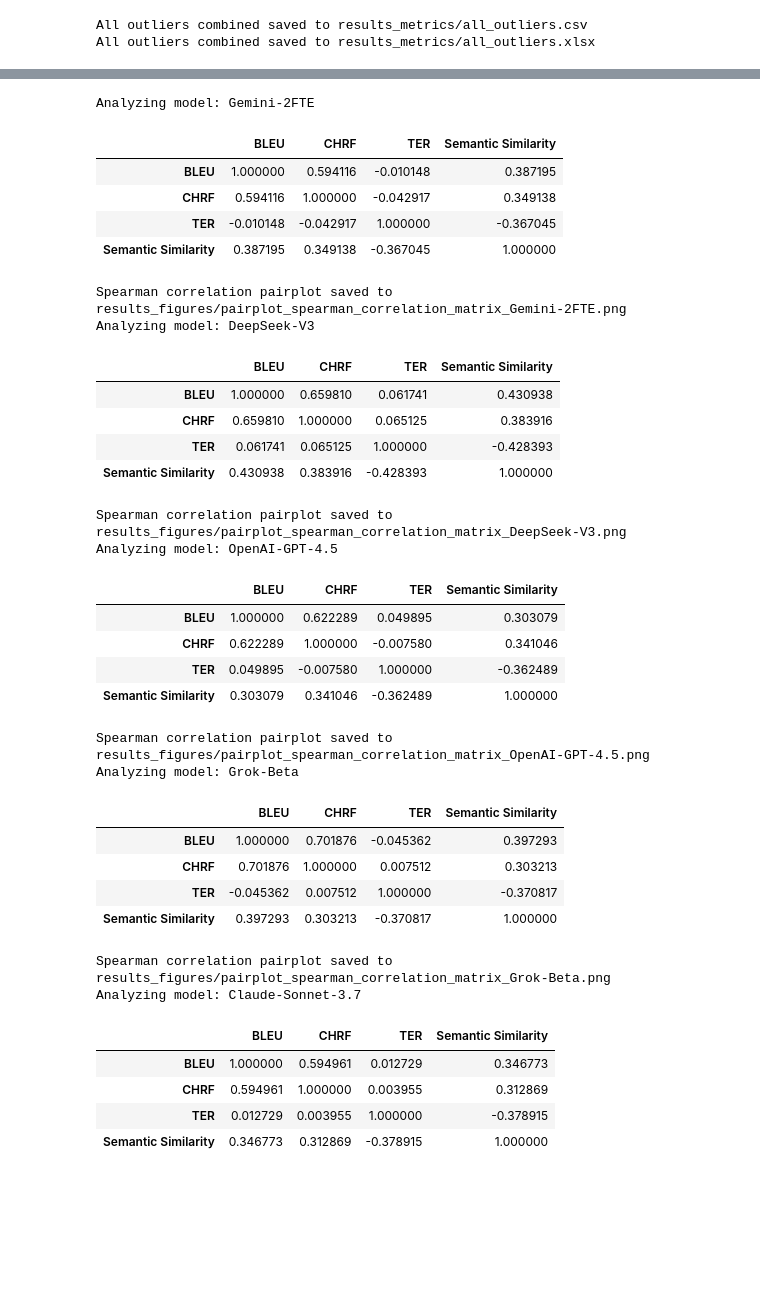
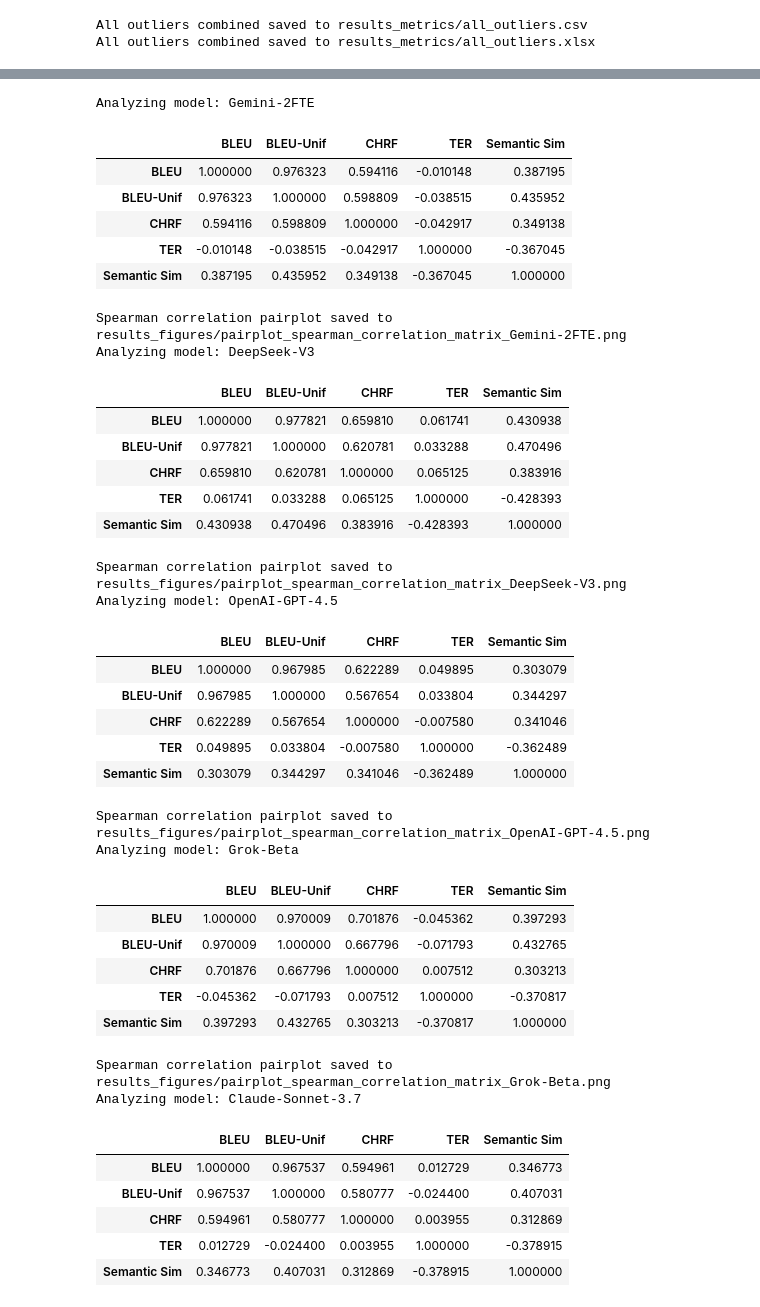
Before and after one commit to pcbrom/bt-conference, a Jupyter notebook: aed_metrics.ipynb, the cells around one changed output, grey strips where cells are left out. Cells and saved outputs as stored; diff of their text form; code cells hidden in the pictures; blank space fills up the shorter version.

```diff
--- a/aed_metrics.ipynb
+++ b/aed_metrics.ipynb
@@ -103,7 +103,7 @@ def calculate_metrics_for_row(row):
     semantic_similarity = calculate_semantic_similarity(original_text, back_translation)
     bleu_value_uniform = calculate_bleu(translated_tokens, original_tokens, weights=(0.25, 0.25, 0.25, 0.25))
 
-    return pd.Series([bleu_value, chrf_value, ter_value, semantic_similarity, bleu_value_uniform])
+    return pd.Series([bleu_value, bleu_value_uniform, chrf_value, ter_value, semantic_similarity])
 
 def calculate_metrics_for_df(df):
     # tqdm.pandas(desc="Calculating metrics") # Removed progress bar
@@ -117,5 +117,5 @@ def apply_parallel(df, func, n_cores=multiprocessing.cpu_count()):
     pool.join()
     return df
 
-df[['BLEU', 'CHRF', 'TER', 'Semantic Similarity', 'BLEU_uniform']] = apply_parallel(df, calculate_metrics_for_df)
+df[['BLEU', 'BLEU-Unif', 'CHRF', 'TER', 'Semantic Sim']] = apply_parallel(df, calculate_metrics_for_df)
 # %% [output]
@@ -206,7 +206,7 @@ import matplotlib.patches as mpatches
 import os
 
 # Define the metrics
-metrics = ['BLEU', 'CHRF', 'TER', 'Semantic Similarity']
+metrics = ['BLEU', 'BLEU-Unif', 'CHRF', 'TER', 'Semantic Sim']
 
 # Calculate the mean of the metrics per model
 model_means = df.groupby('model')[metrics].mean()
@@ -350,7 +350,7 @@ from statsmodels.sandbox.stats.multicomp import multipletests
 import seaborn as sns
 
 # Define the columns for analysis
-columns = ['BLEU', 'CHRF', 'TER', 'Semantic Similarity']
+columns = ['BLEU', 'BLEU-Unif', 'CHRF', 'TER', 'Semantic Sim']
 
 # Calculate the Spearman correlation matrix
 spearman_corr = df[columns].corr(method='spearman')
@@ -426,7 +427,7 @@ import seaborn as sns
 import matplotlib.pyplot as plt
 
 # Define the columns for analysis
-columns = ['BLEU', 'CHRF', 'TER', 'Semantic Similarity']
+columns = ['BLEU', 'BLEU-Unif', 'CHRF', 'TER', 'Semantic Sim']
 
 # Get unique models
 models = df['model'].unique()
@@ -470,66 +471,71 @@ for model in models:
                 annotations[i, j] = f"{spearman_corr.iloc[i, j]:.2f}"
                 if p_values_corrected_matrix[i, j] <= 0.05:
                     annotations[i, j] += "*"  # Add asterisk if significant
 
     # Create the scatter plot matrix with Seaborn's PairGrid
     g = sns.PairGrid(df_model[columns])
     g.map_lower(sns.scatterplot, color="black")  # Plot scatter plots in the lower triangle
     g.map_diag(sns.histplot, color="lightgray")  # Plot histograms on the diagonal
     g.map_upper(sns.kdeplot, cmap="Blues")       # Plot densities in the upper triangle
 
     # Add correlation annotations to the plots
     for i in range(len(columns)):
         for j in range(i+1, len(columns)):  # Only fill the upper triangle
             g.axes[i, j].annotate(f"Corr: {spearman_corr.iloc[i, j]:.2f}\n",
                                   xy=(0.5, 0.5), xycoords="axes fraction", ha="center", va="center",
                                   fontsize=12, color="gray")
 
     # Adding the title
     plt.subplots_adjust(top=0.9)  # Adjust the top value as needed
     plt.suptitle(f'Pairwise scatter plot matrix with Spearman’s correlations and Benjamini-Hochberg correction for {model}.', fontsize=14)
 
 
     # Save the figure
     filename = f'results_figures/pairplot_spearman_correlation_matrix_{model}.png'
     plt.savefig(filename, dpi=300, bbox_inches='tight')
     plt.close()
 
     print(f"Spearman correlation pairplot saved to {filename}")
 # %% [output]
 Analyzing model: Gemini-2FTE
-|  | BLEU | CHRF | TER | Semantic Similarity |
-| BLEU | 1.000000 | 0.594116 | -0.010148 | 0.387195 |
-| CHRF | 0.594116 | 1.000000 | -0.042917 | 0.349138 |
-| TER | -0.010148 | -0.042917 | 1.000000 | -0.367045 |
-| Semantic Similarity | 0.387195 | 0.349138 | -0.367045 | 1.000000 |
+|  | BLEU | BLEU-Unif | CHRF | TER | Semantic Sim |
+| BLEU | 1.000000 | 0.976323 | 0.594116 | -0.010148 | 0.387195 |
+| BLEU-Unif | 0.976323 | 1.000000 | 0.598809 | -0.038515 | 0.435952 |
+| CHRF | 0.594116 | 0.598809 | 1.000000 | -0.042917 | 0.349138 |
+| TER | -0.010148 | -0.038515 | -0.042917 | 1.000000 | -0.367045 |
+| Semantic Sim | 0.387195 | 0.435952 | 0.349138 | -0.367045 | 1.000000 |
 Spearman correlation pairplot saved to results_figures/pairplot_spearman_correlation_matrix_Gemini-2FTE.png
 Analyzing model: DeepSeek-V3
-|  | BLEU | CHRF | TER | Semantic Similarity |
-| BLEU | 1.000000 | 0.659810 | 0.061741 | 0.430938 |
-| CHRF | 0.659810 | 1.000000 | 0.065125 | 0.383916 |
-| TER | 0.061741 | 0.065125 | 1.000000 | -0.428393 |
-| Semantic Similarity | 0.430938 | 0.383916 | -0.428393 | 1.000000 |
+|  | BLEU | BLEU-Unif | CHRF | TER | Semantic Sim |
+| BLEU | 1.000000 | 0.977821 | 0.659810 | 0.061741 | 0.430938 |
+| BLEU-Unif | 0.977821 | 1.000000 | 0.620781 | 0.033288 | 0.470496 |
+| CHRF | 0.659810 | 0.620781 | 1.000000 | 0.065125 | 0.383916 |
+| TER | 0.061741 | 0.033288 | 0.065125 | 1.000000 | -0.428393 |
+| Semantic Sim | 0.430938 | 0.470496 | 0.383916 | -0.428393 | 1.000000 |
 Spearman correlation pairplot saved to results_figures/pairplot_spearman_correlation_matrix_DeepSeek-V3.png
 Analyzing model: OpenAI-GPT-4.5
-|  | BLEU | CHRF | TER | Semantic Similarity |
-| BLEU | 1.000000 | 0.622289 | 0.049895 | 0.303079 |
-| CHRF | 0.622289 | 1.000000 | -0.007580 | 0.341046 |
-| TER | 0.049895 | -0.007580 | 1.000000 | -0.362489 |
-| Semantic Similarity | 0.303079 | 0.341046 | -0.362489 | 1.000000 |
+|  | BLEU | BLEU-Unif | CHRF | TER | Semantic Sim |
+| BLEU | 1.000000 | 0.967985 | 0.622289 | 0.049895 | 0.303079 |
+| BLEU-Unif | 0.967985 | 1.000000 | 0.567654 | 0.033804 | 0.344297 |
+| CHRF | 0.622289 | 0.567654 | 1.000000 | -0.007580 | 0.341046 |
+| TER | 0.049895 | 0.033804 | -0.007580 | 1.000000 | -0.362489 |
+| Semantic Sim | 0.303079 | 0.344297 | 0.341046 | -0.362489 | 1.000000 |
 Spearman correlation pairplot saved to results_figures/pairplot_spearman_correlation_matrix_OpenAI-GPT-4.5.png
 Analyzing model: Grok-Beta
-|  | BLEU | CHRF | TER | Semantic Similarity |
-| BLEU | 1.000000 | 0.701876 | -0.045362 | 0.397293 |
-| CHRF | 0.701876 | 1.000000 | 0.007512 | 0.303213 |
-| TER | -0.045362 | 0.007512 | 1.000000 | -0.370817 |
-| Semantic Similarity | 0.397293 | 0.303213 | -0.370817 | 1.000000 |
+|  | BLEU | BLEU-Unif | CHRF | TER | Semantic Sim |
+| BLEU | 1.000000 | 0.970009 | 0.701876 | -0.045362 | 0.397293 |
+| BLEU-Unif | 0.970009 | 1.000000 | 0.667796 | -0.071793 | 0.432765 |
+| CHRF | 0.701876 | 0.667796 | 1.000000 | 0.007512 | 0.303213 |
+| TER | -0.045362 | -0.071793 | 0.007512 | 1.000000 | -0.370817 |
+| Semantic Sim | 0.397293 | 0.432765 | 0.303213 | -0.370817 | 1.000000 |
 Spearman correlation pairplot saved to results_figures/pairplot_spearman_correlation_matrix_Grok-Beta.png
 Analyzing model: Claude-Sonnet-3.7
-|  | BLEU | CHRF | TER | Semantic Similarity |
-| BLEU | 1.000000 | 0.594961 | 0.012729 | 0.346773 |
-| CHRF | 0.594961 | 1.000000 | 0.003955 | 0.312869 |
-| TER | 0.012729 | 0.003955 | 1.000000 | -0.378915 |
-| Semantic Similarity | 0.346773 | 0.312869 | -0.378915 | 1.000000 |
+|  | BLEU | BLEU-Unif | CHRF | TER | Semantic Sim |
+| BLEU | 1.000000 | 0.967537 | 0.594961 | 0.012729 | 0.346773 |
+| BLEU-Unif | 0.967537 | 1.000000 | 0.580777 | -0.024400 | 0.407031 |
+| CHRF | 0.594961 | 0.580777 | 1.000000 | 0.003955 | 0.312869 |
+| TER | 0.012729 | -0.024400 | 0.003955 | 1.000000 | -0.378915 |
+| Semantic Sim | 0.346773 | 0.407031 | 0.312869 | -0.378915 | 1.000000 |
 Spearman correlation pairplot saved to results_figures/pairplot_spearman_correlation_matrix_Claude-Sonnet-3.7.png
 # %%
 from scipy.stats import shapiro
```
Also changed, not shown: parts of 10 cells of this notebook, 11 other files.
